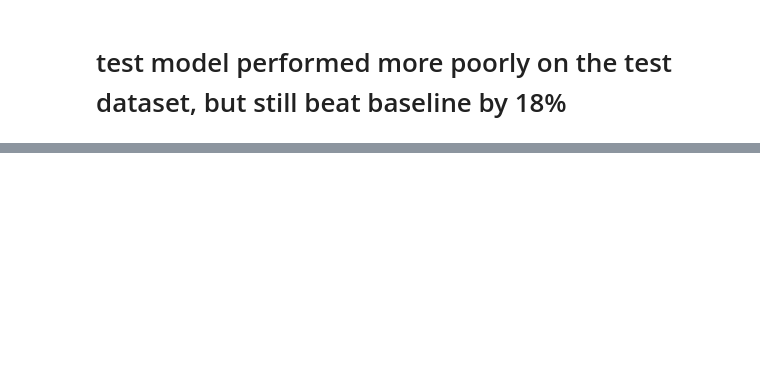
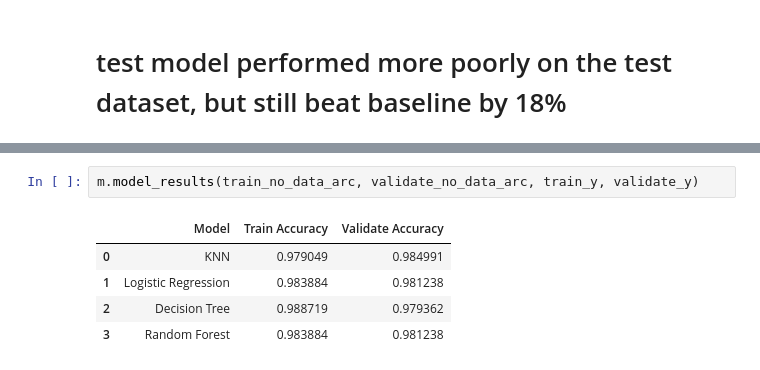
Before and after one commit to Naomi-SB/Personal_Project_comet_classification, a Jupyter notebook: Final_Personal_comet_class_predictions.ipynb, the cells around one changed output, grey strips where cells are left out. Saved outputs shown, nothing was run; the diff lists cells and outputs as text; blank space fills up the shorter version.

```diff
--- a/Final_Personal_comet_class_predictions.ipynb
+++ b/Final_Personal_comet_class_predictions.ipynb
@@ -198,0 +218,8 @@ Accuracy of Logistic Regression on train is 0.9707207207207207
+# %%
+m.model_results(train_no_data_arc, validate_no_data_arc, train_y, validate_y)
+# %% [output]
+|  | Model | Train Accuracy | Validate Accuracy |
+| 0 | KNN | 0.979049 | 0.984991 |
+| 1 | Logistic Regression | 0.983884 | 0.981238 |
+| 2 | Decision Tree | 0.988719 | 0.979362 |
+| 3 | Random Forest | 0.983884 | 0.981238 |
```
Also changed, not shown: parts of 8 cells of this notebook.
